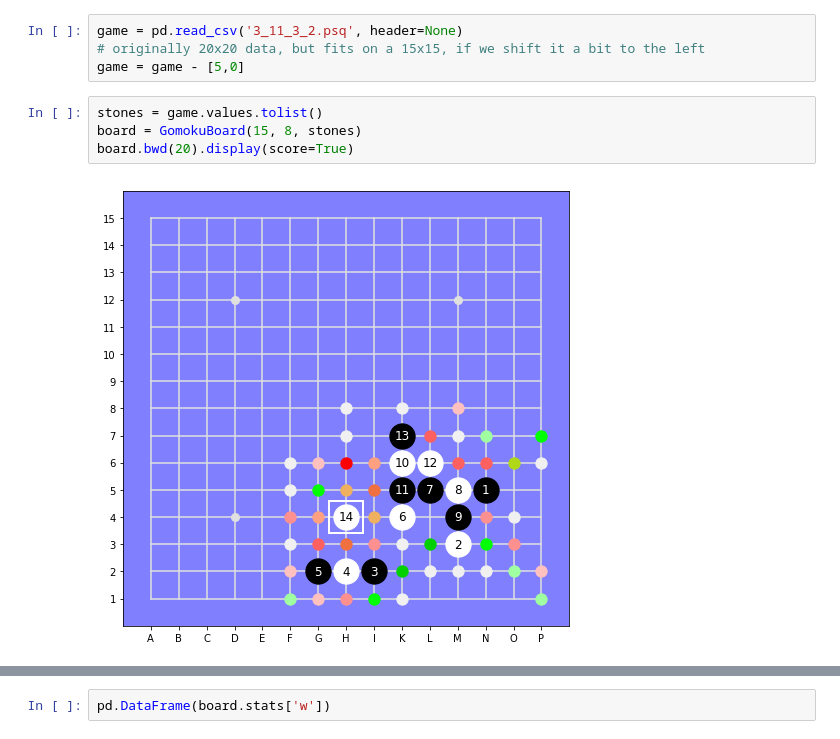
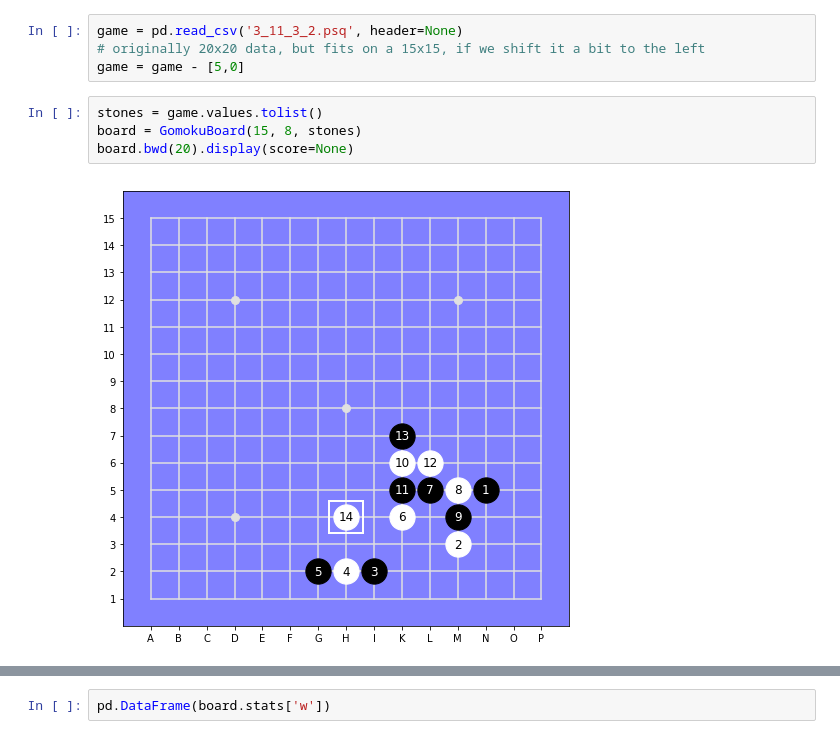
Before and after one commit to Project-Ellie/tutorials, a Jupyter notebook: other_stuff/DeepGomoku/GomokuBoard.ipynb, the cells around one changed output, grey strips where cells are left out. Drawn from its saved outputs; the diff is of its cells as text.

```diff
--- a/other_stuff/DeepGomoku/GomokuBoard.ipynb
+++ b/other_stuff/DeepGomoku/GomokuBoard.ipynb
@@ -79,7 +79,7 @@ game = game - [5,0]
 # %%
 stones = game.values.tolist()
 board = GomokuBoard(15, 8, stones)
-board.bwd(20).display(score=True)
+board.bwd(20).display(score=None)
 # %% [output]
-[figure, old version]
+[figure, new version]
 # %%
```
Also changed, not shown: parts of 9 cells of this notebook, 2 other files.
